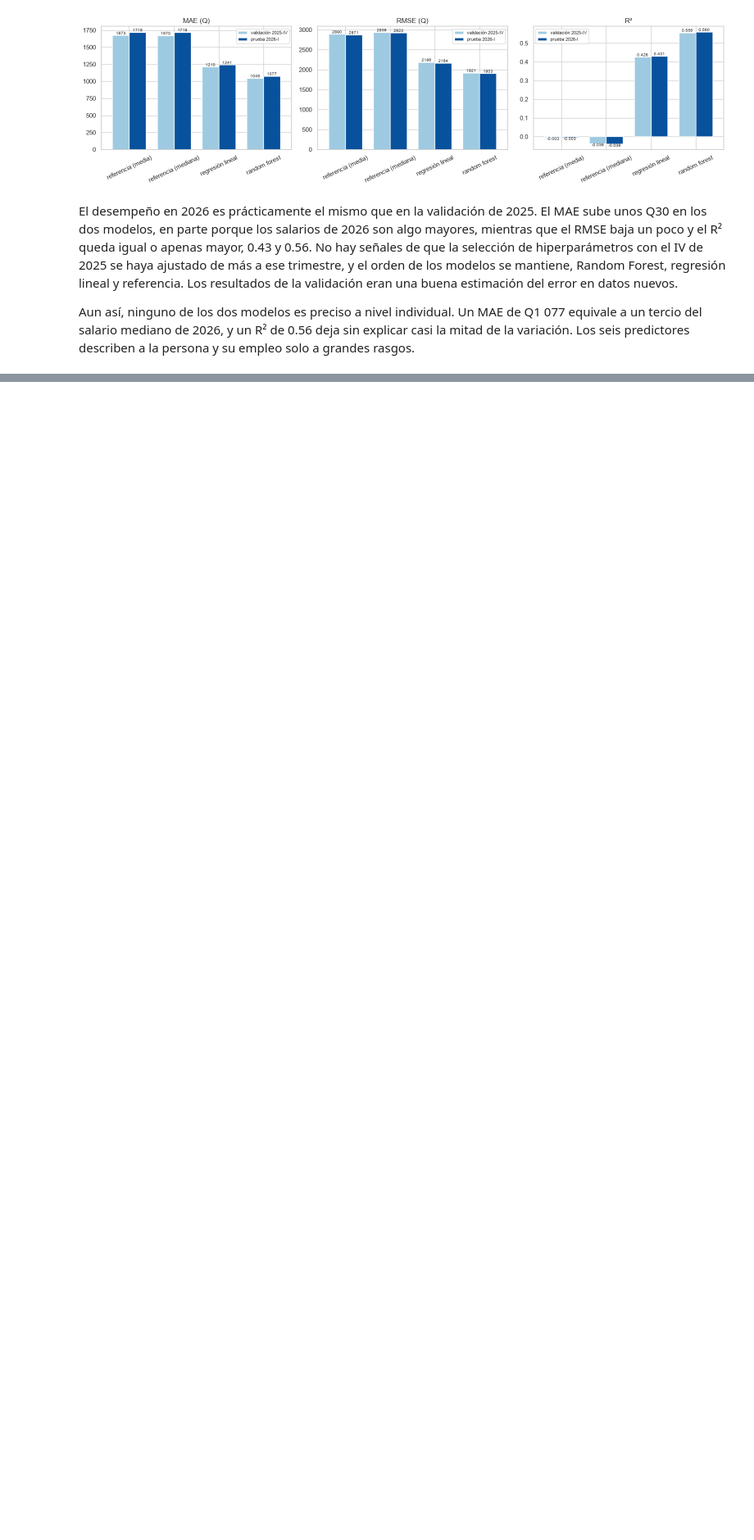
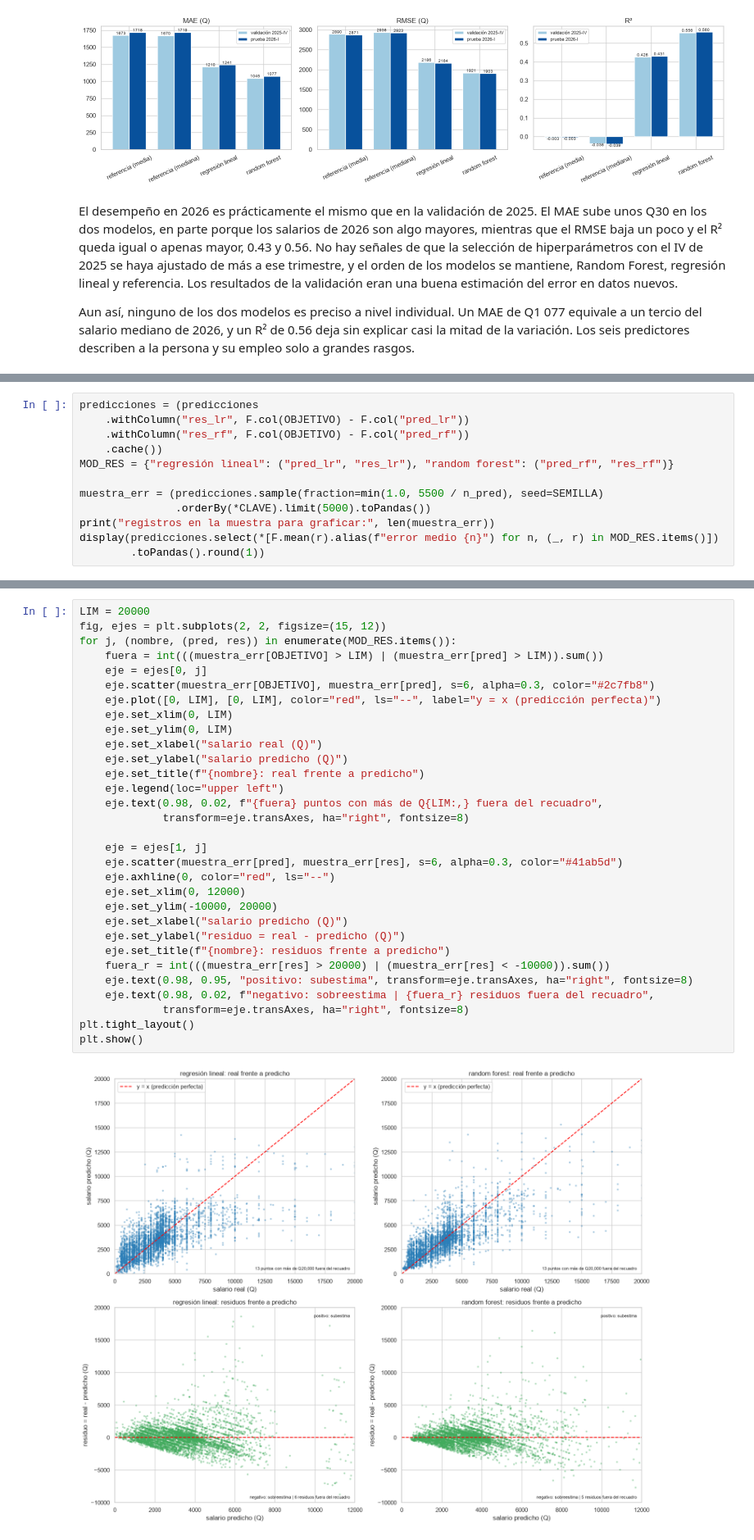
Before and after one commit to Fercho1118/Lab7_DS, a Jupyter notebook: notebooks/lab7.ipynb, the cells around one changed output, grey strips where cells are left out. Shown at 82% size. Cells and saved outputs as stored; diff of their text form; blank space fills up the shorter version.

Commit message:
Ejercicio 8: salario real frente a predicho y residuos frente a predicho para ambos modelos

```diff
--- a/notebooks/lab7.ipynb
+++ b/notebooks/lab7.ipynb
@@ -1865,0 +1876,12 @@ variación. Los seis predictores describen a la persona y su empleo solo a grand
+# %%
+predicciones = (predicciones
+    .withColumn("res_lr", F.col(OBJETIVO) - F.col("pred_lr"))
+    .withColumn("res_rf", F.col(OBJETIVO) - F.col("pred_rf"))
+    .cache())
+MOD_RES = {"regresión lineal": ("pred_lr", "res_lr"), "random forest": ("pred_rf", "res_rf")}
+
+muestra_err = (predicciones.sample(fraction=min(1.0, 5500 / n_pred), seed=SEMILLA)
+               .orderBy(*CLAVE).limit(5000).toPandas())
+print("registros en la muestra para graficar:", len(muestra_err))
+display(predicciones.select(*[F.mean(r).alias(f"error medio {n}") for n, (_, r) in MOD_RES.items()])
+        .toPandas().round(1))
@@ -1865,0 +1892,33 @@ variación. Los seis predictores describen a la persona y su empleo solo a grand
+# %%
+LIM = 20000
+fig, ejes = plt.subplots(2, 2, figsize=(15, 12))
+for j, (nombre, (pred, res)) in enumerate(MOD_RES.items()):
+    fuera = int(((muestra_err[OBJETIVO] > LIM) | (muestra_err[pred] > LIM)).sum())
+    eje = ejes[0, j]
+    eje.scatter(muestra_err[OBJETIVO], muestra_err[pred], s=6, alpha=0.3, color="#2c7fb8")
+    eje.plot([0, LIM], [0, LIM], color="red", ls="--", label="y = x (predicción perfecta)")
+    eje.set_xlim(0, LIM)
+    eje.set_ylim(0, LIM)
+    eje.set_xlabel("salario real (Q)")
+    eje.set_ylabel("salario predicho (Q)")
+    eje.set_title(f"{nombre}: real frente a predicho")
+    eje.legend(loc="upper left")
+    eje.text(0.98, 0.02, f"{fuera} puntos con más de Q{LIM:,} fuera del recuadro",
+             transform=eje.transAxes, ha="right", fontsize=8)
+
+    eje = ejes[1, j]
+    eje.scatter(muestra_err[pred], muestra_err[res], s=6, alpha=0.3, color="#41ab5d")
+    eje.axhline(0, color="red", ls="--")
+    eje.set_xlim(0, 12000)
+    eje.set_ylim(-10000, 20000)
+    eje.set_xlabel("salario predicho (Q)")
+    eje.set_ylabel("residuo = real - predicho (Q)")
+    eje.set_title(f"{nombre}: residuos frente a predicho")
+    fuera_r = int(((muestra_err[res] > 20000) | (muestra_err[res] < -10000)).sum())
+    eje.text(0.98, 0.95, "positivo: subestima", transform=eje.transAxes, ha="right", fontsize=8)
+    eje.text(0.98, 0.02, f"negativo: sobreestima | {fuera_r} residuos fuera del recuadro",
+             transform=eje.transAxes, ha="right", fontsize=8)
+plt.tight_layout()
+plt.show()
+# %% [output]
+[figure, added]
```
Also changed, not shown: parts of 3 cells of this notebook.
